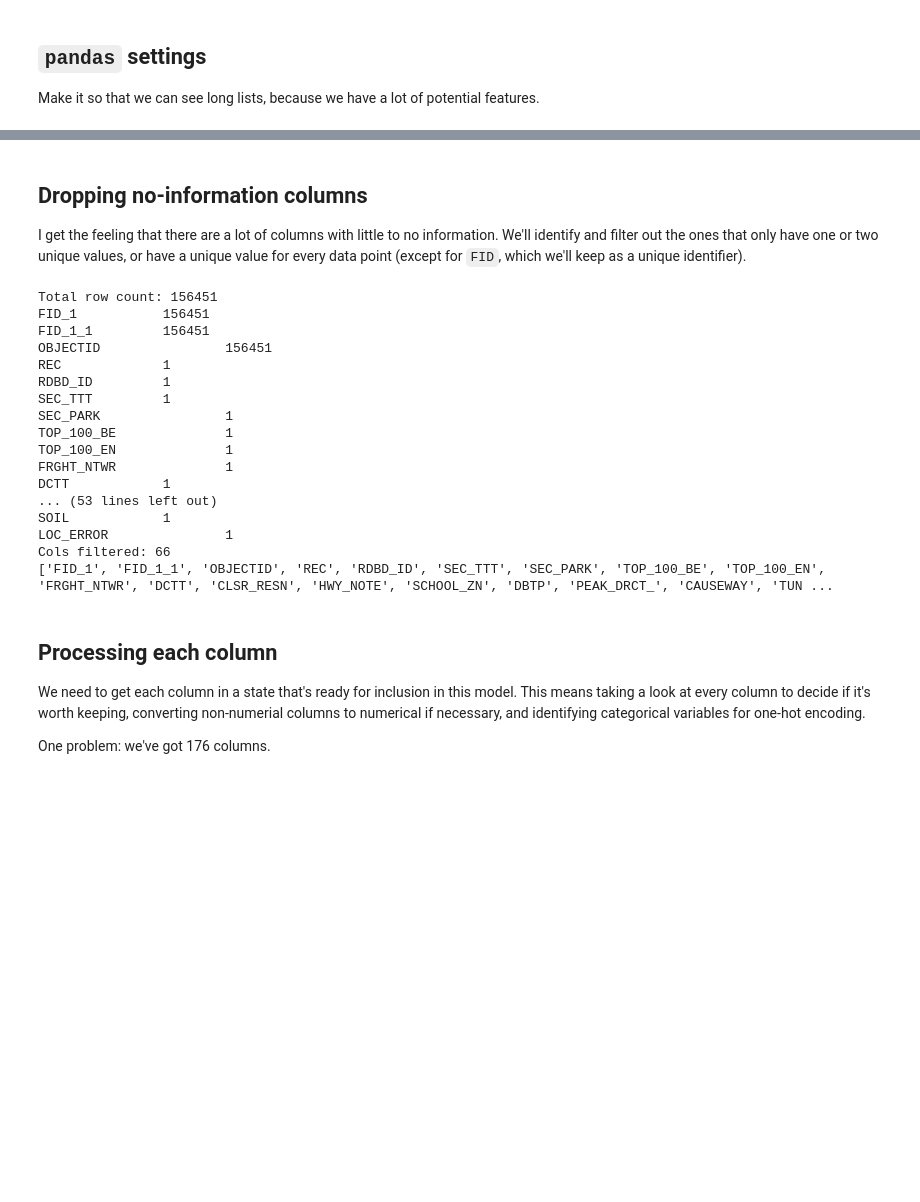
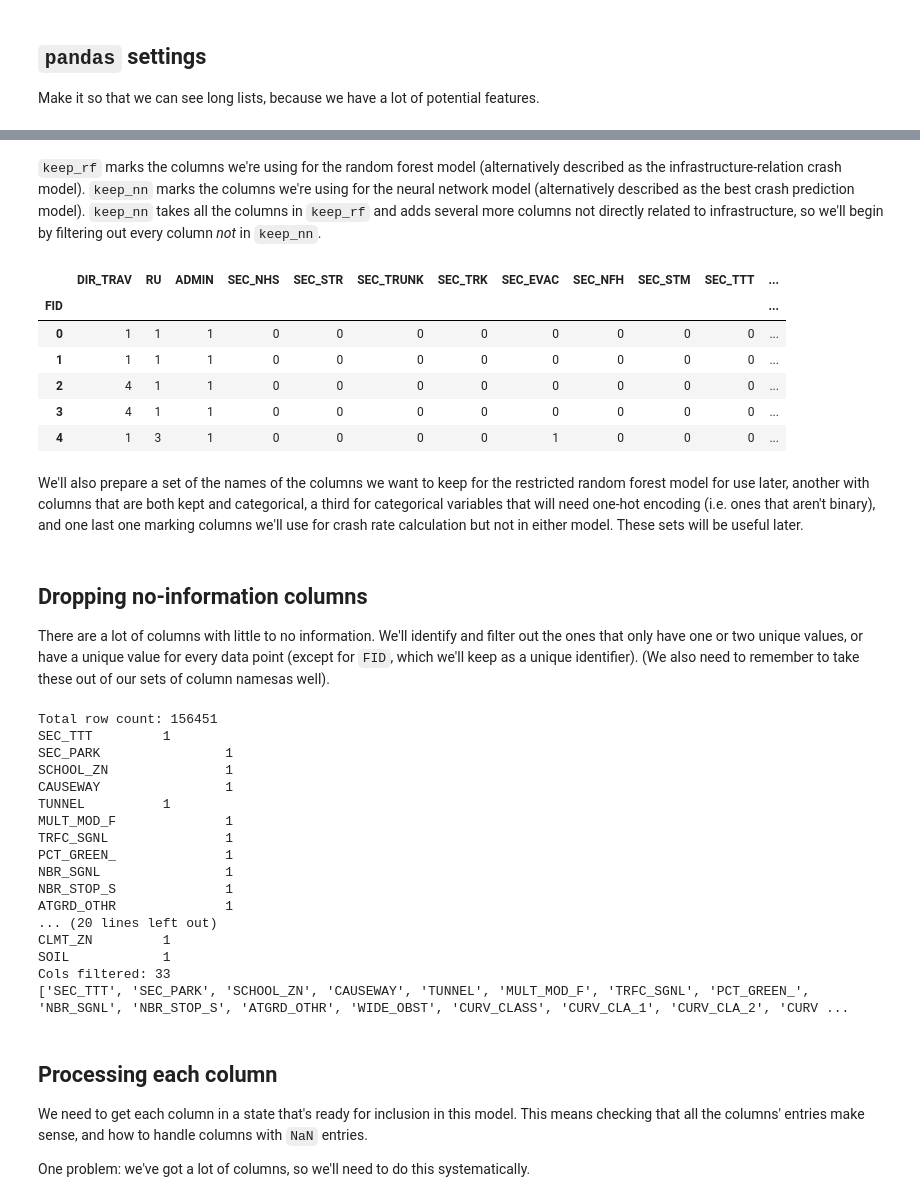
Before and after one commit to CarlinLiao/CrashByInfra, a Jupyter notebook: 1 data processing.ipynb, the cells around one changed output, grey strips where cells are left out. Cells and saved outputs as stored; diff of their text form; code cells hidden in the pictures; blank space fills up the shorter version.

```diff
--- a/1 data processing.ipynb
+++ b/1 data processing.ipynb
@@ -46,0 +32,3 @@ Index(['FID', 'FID_1', 'FID_1_1', 'OBJECTID', 'REC', 'RIA_RTE_ID', 'RTE_GRID',
+# %%
+dfnote = pd.read_csv('data/column notes.csv')
+dfnote.head()
@@ -46,0 +42,15 @@ Index(['FID', 'FID_1', 'FID_1_1', 'OBJECTID', 'REC', 'RIA_RTE_ID', 'RTE_GRID',
+# %% [markdown]
+`keep_rf` marks the columns we're using for the random forest model (alternatively described as the infrastructure-relation crash model). `keep_nn` marks the columns we're using for the neural network model (alternatively described as the best crash prediction model). `keep_nn` takes all the columns in `keep_rf` and adds several more columns not directly related to infrastructure, so we'll begin by filtering out every column _not_ in `keep_nn`.
+# %%
+df = df.loc[:,dfnote.loc[((dfnote['keep_nn']=='x') | (dfnote['calc_use']=='x')),'colname']]
+df.head()
+# %% [output]
+|  | DIR_TRAV | RU | ADMIN | SEC_NHS | SEC_STR | SEC_TRUNK | SEC_TRK | SEC_EVAC | SEC_NFH | SEC_STM | SEC_TTT | ... |
+| FID |  |  |  |  |  |  |  |  |  |  |  | ... |
+| 0 | 1 | 1 | 1 | 0 | 0 | 0 | 0 | 0 | 0 | 0 | 0 | ... |
+| 1 | 1 | 1 | 1 | 0 | 0 | 0 | 0 | 0 | 0 | 0 | 0 | ... |
+| 2 | 4 | 1 | 1 | 0 | 0 | 0 | 0 | 0 | 0 | 0 | 0 | ... |
+| 3 | 4 | 1 | 1 | 0 | 0 | 0 | 0 | 0 | 0 | 0 | 0 | ... |
+| 4 | 1 | 3 | 1 | 0 | 0 | 0 | 0 | 1 | 0 | 0 | 0 | ... |
+# %% [markdown]
+We'll also prepare a set of the names of the columns we want to keep for the restricted random forest model for use later, another with columns that are both kept and categorical, a third for categorical variables that will need one-hot encoding (i.e. ones that aren't binary), and one last one marking columns we'll use for crash rate calculation but not in either model. These sets will be useful later.
@@ -47,7 +62,7 @@ Index(['FID', 'FID_1', 'FID_1_1', 'OBJECTID', 'REC', 'RIA_RTE_ID', 'RTE_GRID',
 # %% [markdown]
 ## Dropping no-information columns
 
-I get the feeling that there are a lot of columns with little to no information. We'll identify and filter out the ones that only have one or two unique values, or have a unique value for every data point (except for `FID`, which we'll keep as a unique identifier).
+There are a lot of columns with little to no information. We'll identify and filter out the ones that only have one or two unique values, or have a unique value for every data point (except for `FID`, which we'll keep as a unique identifier). (We also need to remember to take these out of our sets of column namesas well).
 # %%
 print("Total row count:", len(df.index))
 cols_dropped = []
@@ -57,32 +72,39 @@ for col in df.columns:
         print('{}\t\t{}'.format(col, uniquecount))
         cols_dropped.append(col)
 df.drop(cols_dropped, axis=1, inplace=True)
+for col in cols_dropped:
+    if col in keep_rf:
+        keep_rf.remove(col)
+    if col in categoricals:
+        categoricals.remove(col)
+    if col in to_one_hot:
+        to_one_hot.remove(col)
 print('Cols filtered:', len(cols_dropped))
 print(cols_dropped)
 # %% [output]
 Total row count: 156451
-FID_1           156451
-FID_1_1         156451
-OBJECTID                156451
-REC             1
-RDBD_ID         1
 SEC_TTT         1
 SEC_PARK                1
-TOP_100_BE              1
-TOP_100_EN              1
-FRGHT_NTWR              1
-DCTT            1
-... (53 lines left out)
+SCHOOL_ZN               1
+CAUSEWAY                1
+TUNNEL          1
+MULT_MOD_F              1
+TRFC_SGNL               1
+PCT_GREEN_              1
+NBR_SGNL                1
+NBR_STOP_S              1
+ATGRD_OTHR              1
+... (20 lines left out)
+CLMT_ZN         1
 SOIL            1
-LOC_ERROR               1
-Cols filtered: 66
-['FID_1', 'FID_1_1', 'OBJECTID', 'REC', 'RDBD_ID', 'SEC_TTT', 'SEC_PARK', 'TOP_100_BE', 'TOP_100_EN', 'FRGHT_NTWR', 'DCTT', 'CLSR_RESN', 'HWY_NOTE', 'SCHOOL_ZN', 'DBTP', 'PEAK_DRCT_', 'CAUSEWAY', 'TUN ...
+Cols filtered: 33
+['SEC_TTT', 'SEC_PARK', 'SCHOOL_ZN', 'CAUSEWAY', 'TUNNEL', 'MULT_MOD_F', 'TRFC_SGNL', 'PCT_GREEN_', 'NBR_SGNL', 'NBR_STOP_S', 'ATGRD_OTHR', 'WIDE_OBST', 'CURV_CLASS', 'CURV_CLA_1', 'CURV_CLA_2', 'CURV ...
 # %% [markdown]
 ## Processing each column
 
-We need to get each column in a state that's ready for inclusion in this model. This means taking a look at every column to decide if it's worth keeping, converting non-numerial columns to numerical if necessary, and identifying categorical variables for one-hot encoding.
+We need to get each column in a state that's ready for inclusion in this model. This means checking that all the columns' entries make sense, and how to handle columns with `NaN` entries.
 
-One problem: we've got 176 columns.
+One problem: we've got a lot of columns, so we'll need to do this systematically.
 # %%
 print('Columns left:', len(df.columns))
 df.columns
```
Also changed, not shown: parts of 317 cells of this notebook.
